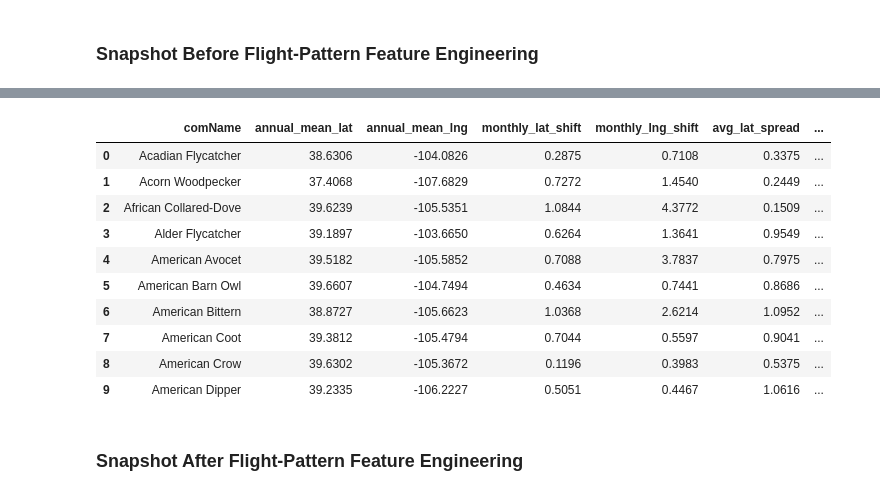
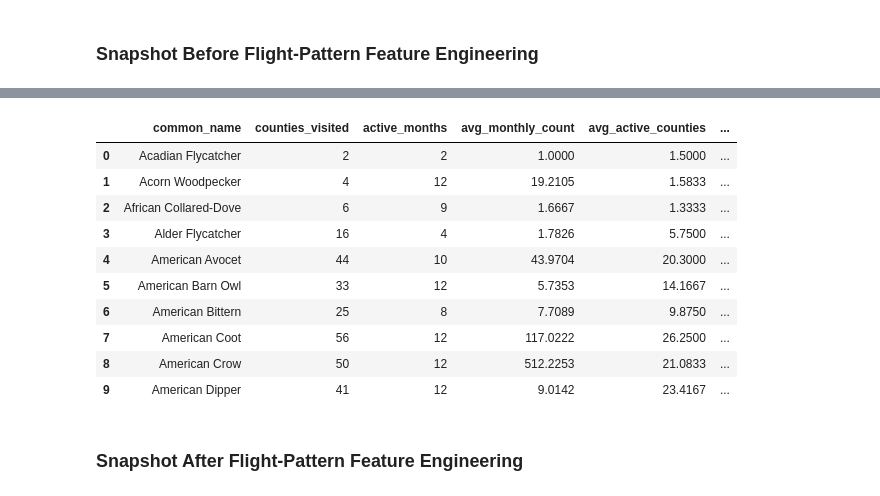
Before and after one commit to Kaxlow/where-the-birds-sing, a Jupyter notebook: src/clustering-analysis.ipynb, the cells around one changed output, grey strips where cells are left out. Saved outputs shown, nothing was run; the diff lists cells and outputs as text; code cells hidden in the pictures.

```diff
--- a/src/clustering-analysis.ipynb
+++ b/src/clustering-analysis.ipynb
@@ -527,35 +526,87 @@ species_monthly_geo.head(10)
 # %%
+'''
+Data transformations to get metrics for measuring movement of bird species across counties over time
+'''
+
+species_county_month_wide = (
+    species_monthly_county
+    .assign(month_county=lambda df: 'm' + df['month'].astype(str).str.zfill(2) + '_' + df['county'].str.replace(' ', '_', regex=False))
+    .pivot(index='common_name', columns='month_county', values='log_monthly_count')
+    .fillna(0)
+)
+
+monthly_species_summary = (
+    species_monthly_county
+    .groupby(['common_name', 'month'], as_index=False)
+    .agg(
+        monthly_total_count=('monthly_count', 'sum'),
+        counties_active=('county', 'nunique')
+    )
+)
+
+county_turnover = (
+    species_monthly_county
+    .groupby(['common_name', 'month'])['county']
+    .apply(lambda x: set(x))
+    .reset_index(name='county_set')
+    .sort_values(['common_name', 'month'])
+)
+
+turnover_rows = []
+for species_name, species_df in county_turnover.groupby('common_name'):
+    sets = list(species_df['county_set'])
+    if len(sets) <= 1:
+        turnover_rows.append({'common_name': species_name, 'avg_county_turnover': 0.0})
+        continue
+
+    turnovers = []
+    for prev_set, curr_set in zip(sets[:-1], sets[1:]):
+        union_size = len(prev_set | curr_set)
+        if union_size == 0:
+            turnovers.append(0.0)
+        else:
+            turnovers.append(1 - (len(prev_set & curr_set) / union_size))
+    # avg_county_turnover: A measure of month-to-month change in county footprint
+    turnover_rows.append({'common_name': species_name, 'avg_county_turnover': float(np.mean(turnovers))})
+
+county_turnover_features = pd.DataFrame(turnover_rows)
+
+# For each species, compute: 1. total unique counties the species appears in, 2. how many months the species appears at all
+# 3. average count per species-county-month row, 4. total count across the full dataset
 flight_pattern_features = (
-    species_monthly_geo
-    .groupby('comName', as_index=False)
+    species_monthly_county
+    .groupby('common_name', as_index=False)
     .agg(
-        annual_mean_lat=('mean_lat', 'mean'),
-        annual_mean_lng=('mean_lng', 'mean'),
-        monthly_lat_shift=('mean_lat', lambda x: x.max() - x.min()),
-        monthly_lng_shift=('mean_lng', lambda x: x.max() - x.min()),
-        avg_lat_spread=('lat_std', 'mean'),
-        avg_lng_spread=('lng_std', 'mean'),
-        avg_monthly_count=('mean_count', 'mean'),
-        total_observed_count=('total_count', 'sum'),
-        active_months=('month', 'nunique')
+        counties_visited=('county', 'nunique'),
+        active_months=('month', 'nunique'),
+        avg_monthly_count=('monthly_count', 'mean'),
+        total_observed_count=('monthly_count', 'sum')
     )
+    # Add average number of counties that the species is active in per month
+    .merge(
+        monthly_species_summary.groupby('common_name', as_index=False).agg(avg_active_counties=('counties_active', 'mean')),
+        on='common_name',
+        how='left'
+    )
+    # Add avg_county_turnover
+    .merge(county_turnover_features, on='common_name', how='left')
 )
 
 flight_pattern_features['log_total_observed_count'] = np.log1p(flight_pattern_features['total_observed_count'])
 flight_pattern_features = flight_pattern_features.drop(columns='total_observed_count')
 flight_pattern_features.head(10)
 # %% [output]
-|  | comName | annual_mean_lat | annual_mean_lng | monthly_lat_shift | monthly_lng_shift | avg_lat_spread | ... |
-| 0 | Acadian Flycatcher | 38.6306 | -104.0826 | 0.2875 | 0.7108 | 0.3375 | ... |
-| 1 | Acorn Woodpecker | 37.4068 | -107.6829 | 0.7272 | 1.4540 | 0.2449 | ... |
-| 2 | African Collared-Dove | 39.6239 | -105.5351 | 1.0844 | 4.3772 | 0.1509 | ... |
-| 3 | Alder Flycatcher | 39.1897 | -103.6650 | 0.6264 | 1.3641 | 0.9549 | ... |
-| 4 | American Avocet | 39.5182 | -105.5852 | 0.7088 | 3.7837 | 0.7975 | ... |
-| 5 | American Barn Owl | 39.6607 | -104.7494 | 0.4634 | 0.7441 | 0.8686 | ... |
-| 6 | American Bittern | 38.8727 | -105.6623 | 1.0368 | 2.6214 | 1.0952 | ... |
-| 7 | American Coot | 39.3812 | -105.4794 | 0.7044 | 0.5597 | 0.9041 | ... |
-| 8 | American Crow | 39.6302 | -105.3672 | 0.1196 | 0.3983 | 0.5375 | ... |
-| 9 | American Dipper | 39.2335 | -106.2227 | 0.5051 | 0.4467 | 1.0616 | ... |
+|  | common_name | counties_visited | active_months | avg_monthly_count | avg_active_counties | ... |
+| 0 | Acadian Flycatcher | 2 | 2 | 1.0000 | 1.5000 | ... |
+| 1 | Acorn Woodpecker | 4 | 12 | 19.2105 | 1.5833 | ... |
+| 2 | African Collared-Dove | 6 | 9 | 1.6667 | 1.3333 | ... |
+| 3 | Alder Flycatcher | 16 | 4 | 1.7826 | 5.7500 | ... |
+| 4 | American Avocet | 44 | 10 | 43.9704 | 20.3000 | ... |
+| 5 | American Barn Owl | 33 | 12 | 5.7353 | 14.1667 | ... |
+| 6 | American Bittern | 25 | 8 | 7.7089 | 9.8750 | ... |
+| 7 | American Coot | 56 | 12 | 117.0222 | 26.2500 | ... |
+| 8 | American Crow | 50 | 12 | 512.2253 | 21.0833 | ... |
+| 9 | American Dipper | 41 | 12 | 9.0142 | 23.4167 | ... |
 # %% [markdown]
 ### Snapshot After Flight-Pattern Feature Engineering
 # %%
```
Also changed, not shown: parts of 20 cells of this notebook, 1 other file.
